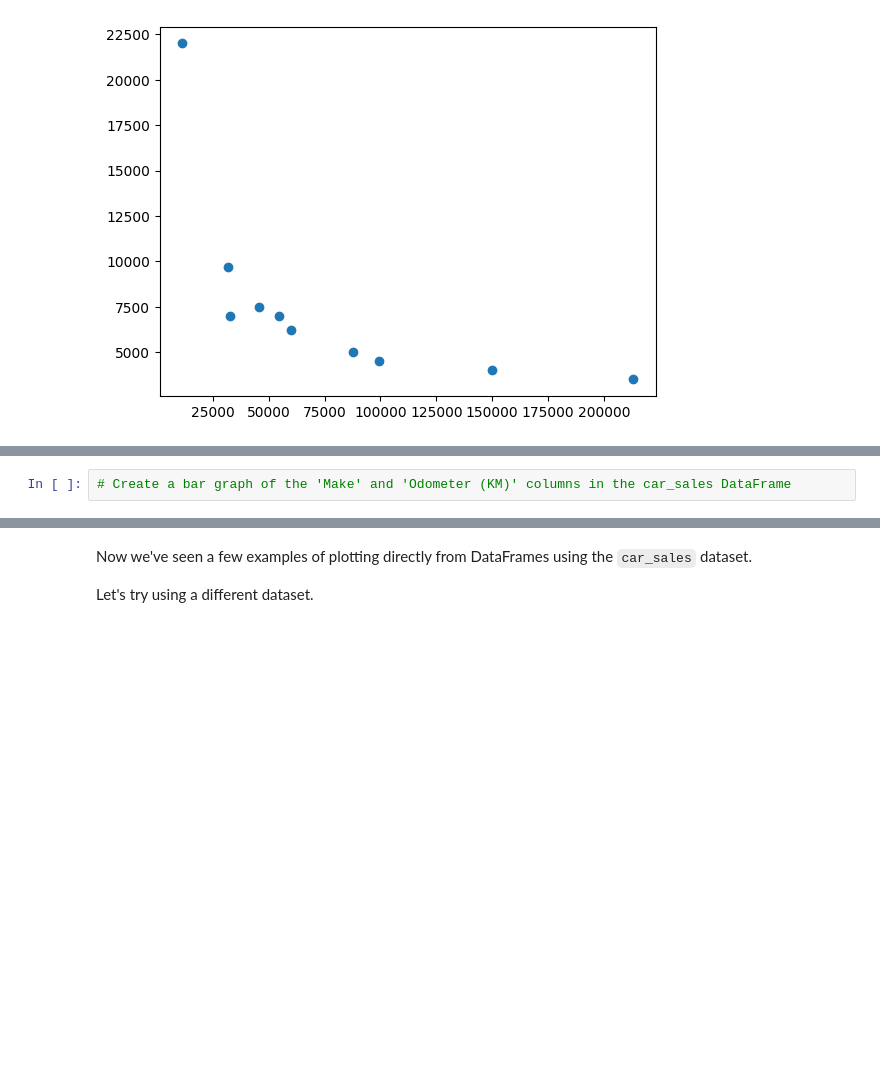
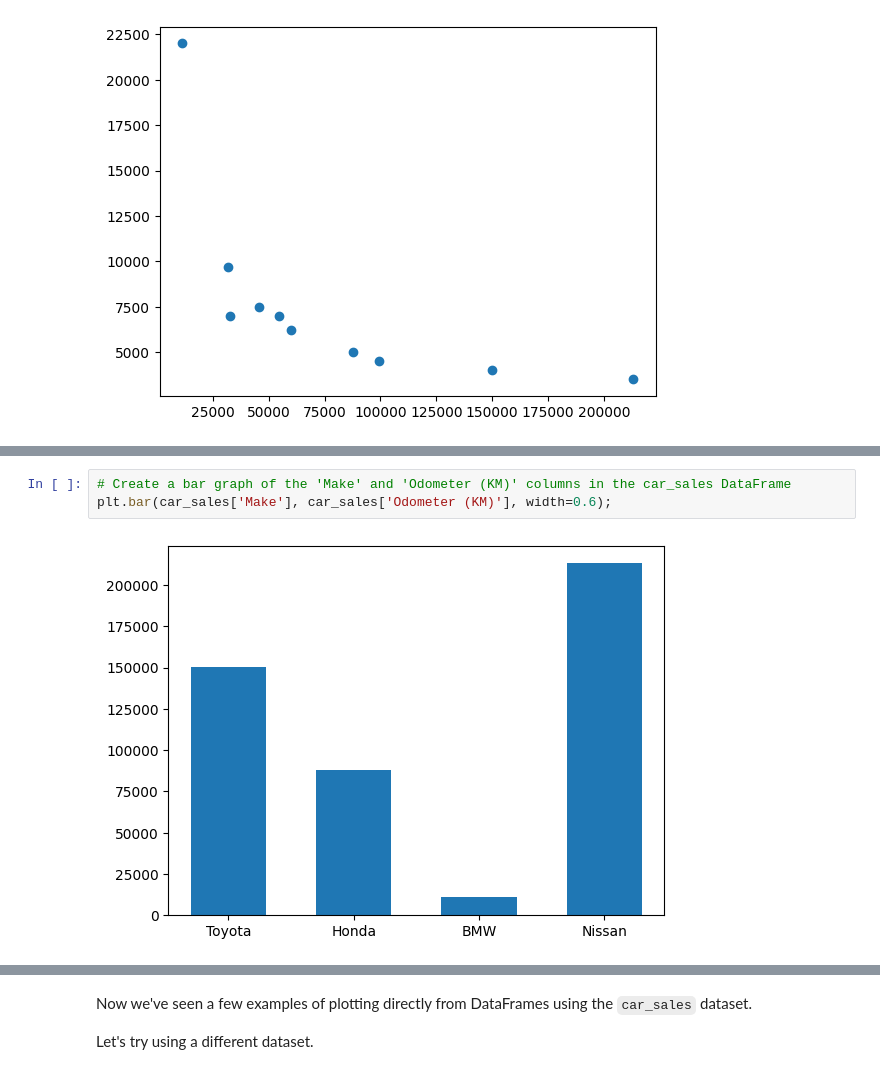
Before and after one commit to BrennZA/ZTM-ML, a Jupyter notebook: matplotlib-exercises.ipynb, the cells around one changed output, grey strips where cells are left out. Drawn from its saved outputs; the diff is of its cells as text; blank space fills up the shorter version.

```diff
--- a/matplotlib-exercises.ipynb
+++ b/matplotlib-exercises.ipynb
@@ -384,4 +400,7 @@ array([0.45924249, 0.063071  , 0.01714572, 0.37221729])
 # %%
 # Create a bar graph of the 'Make' and 'Odometer (KM)' columns in the car_sales DataFrame
+plt.bar(car_sales['Make'], car_sales['Odometer (KM)'], width=0.6);
+# %% [output]
+[figure, added]
 # %%
 # Create a histogram of the 'Odometer (KM)' column
```
Also changed, not shown: parts of 21 cells of this notebook.
